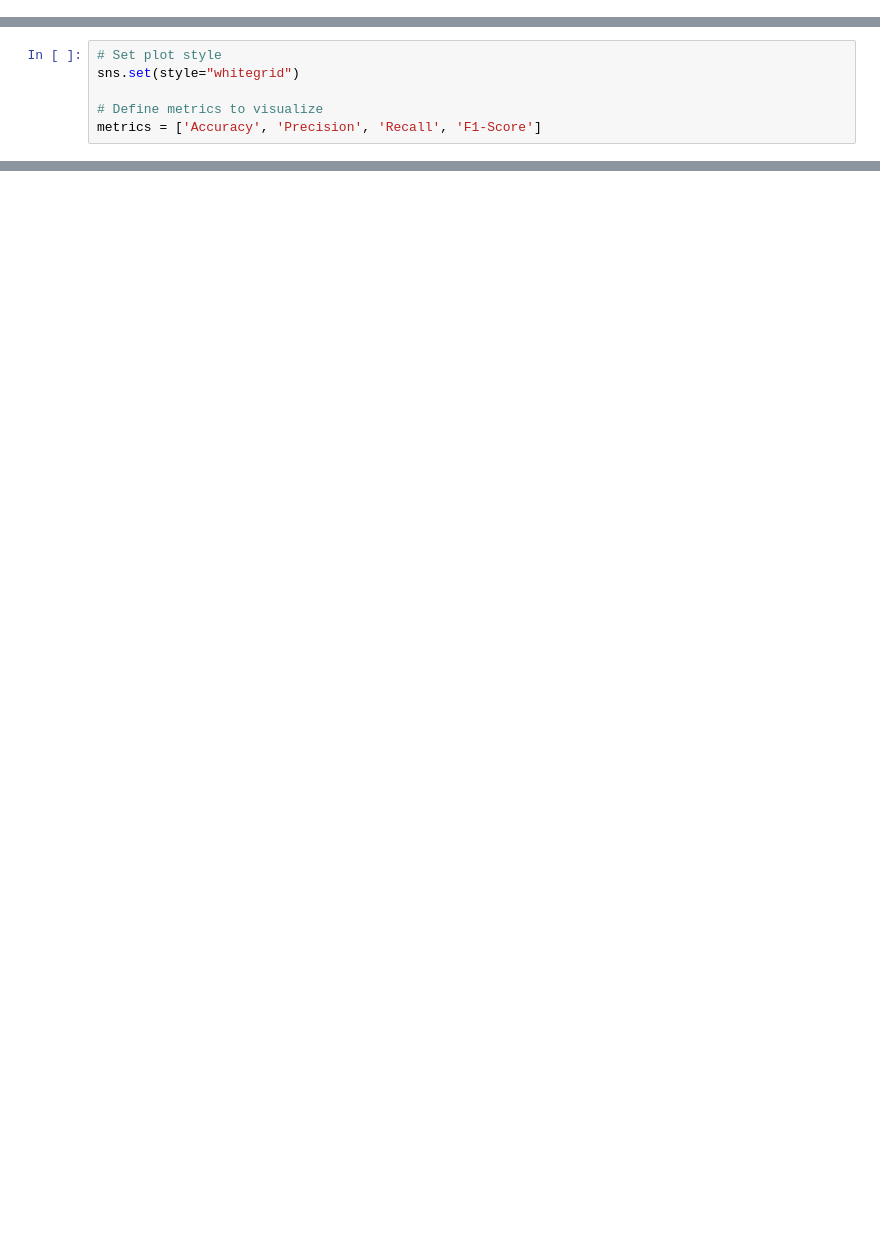
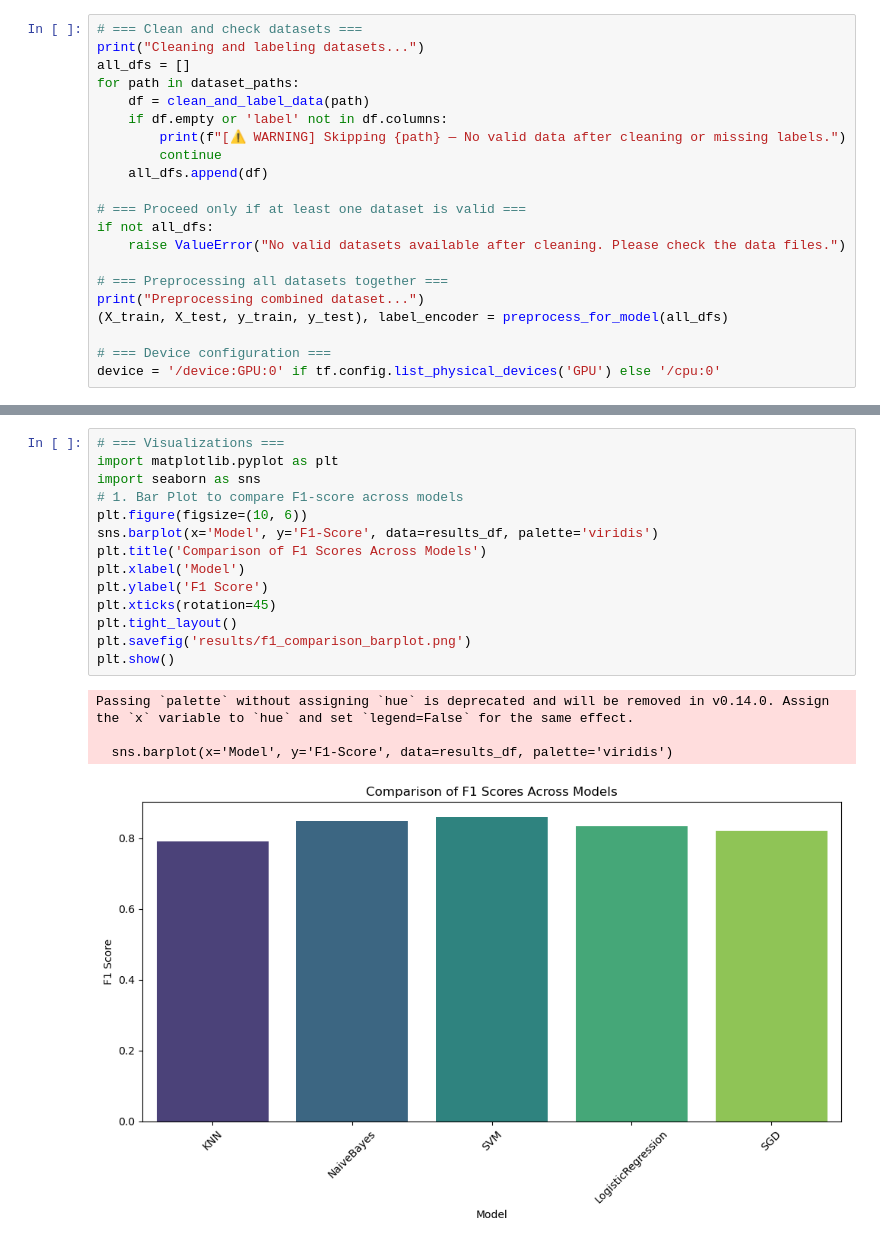
Before and after one commit to bhartiansh/water_quality_prediction, a Jupyter notebook: notebooks/rull_all_models_and_compare.ipynb, the cells around one changed output, grey strips where cells are left out. Drawn from its saved outputs; the diff is of its cells as text; blank space fills up the shorter version.

Commit message:
final without models that over fit

```diff
--- a/notebooks/rull_all_models_and_compare.ipynb
+++ b/notebooks/rull_all_models_and_compare.ipynb
@@ -22 +22,22 @@ model_names = ['SVM', 'RandomForest', 'GradientDescent', 'LogisticRegression', '
 results = []
+# %%
+# === Clean and check datasets ===
+print("Cleaning and labeling datasets...")
+all_dfs = []
+for path in dataset_paths:
+    df = clean_and_label_data(path)
+    if df.empty or 'label' not in df.columns:
+        print(f"[⚠️ WARNING] Skipping {path} — No valid data after cleaning or missing labels.")
+        continue
+    all_dfs.append(df)
+
+# === Proceed only if at least one dataset is valid ===
+if not all_dfs:
+    raise ValueError("No valid datasets available after cleaning. Please check the data files.")
+
+# === Preprocessing all datasets together ===
+print("Preprocessing combined dataset...")
+(X_train, X_test, y_train, y_test), label_encoder = preprocess_for_model(all_dfs)
+
+# === Device configuration ===
+device = '/device:GPU:0' if tf.config.list_physical_devices('GPU') else '/cpu:0'
@@ -164,6 +95,0 @@ import seaborn as sns
-# %%
-# Set plot style
-sns.set(style="whitegrid")
-
-# Define metrics to visualize
-metrics = ['Accuracy', 'Precision', 'Recall', 'F1-Score']
@@ -186,0 +96,19 @@ for metric in metrics:
+# %%
+# === Visualizations ===
+import matplotlib.pyplot as plt
+import seaborn as sns
+# 1. Bar Plot to compare F1-score across models
+plt.figure(figsize=(10, 6))
+sns.barplot(x='Model', y='F1-Score', data=results_df, palette='viridis')
+plt.title('Comparison of F1 Scores Across Models')
+plt.xlabel('Model')
+plt.ylabel('F1 Score')
+plt.xticks(rotation=45)
+plt.tight_layout()
+plt.savefig('results/f1_comparison_barplot.png')
+plt.show()
+# %% [output]
+Passing `palette` without assigning `hue` is deprecated and will be removed in v0.14.0. Assign the `x` variable to `hue` and set `legend=False` for the same effect.
+
+  sns.barplot(x='Model', y='F1-Score', data=results_df, palette='viridis')
+[figure, added]
```
Also changed, not shown: parts of 13 cells of this notebook, 19 other files.
